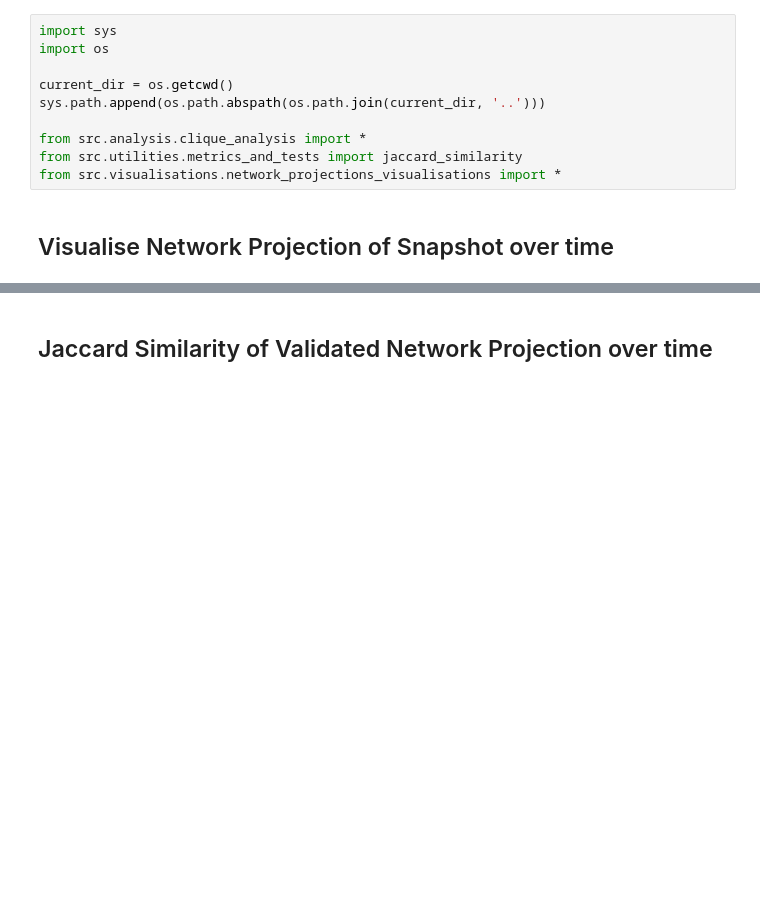
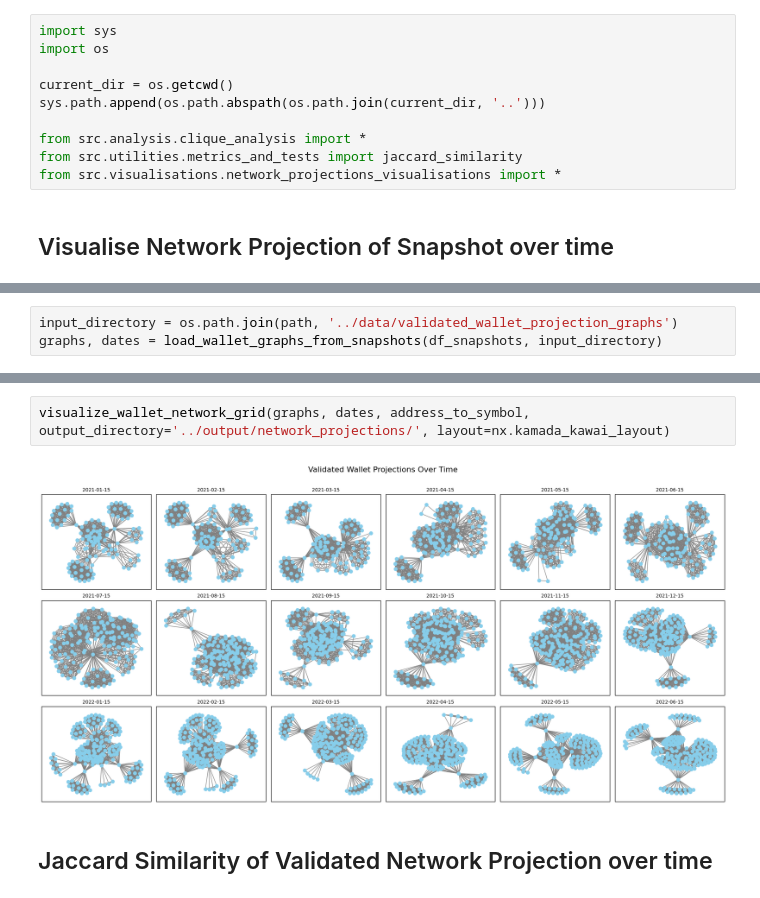
Before and after one commit to xm3van/research-project-erc20-governance, a Jupyter notebook: notebooks/network_projections.ipynb, the cells around one changed output, grey strips where cells are left out. Cells and saved outputs as stored; diff of their text form; blank space fills up the shorter version.

Commit message:
minor viz for wallet projections

```diff
--- a/notebooks/network_projections.ipynb
+++ b/notebooks/network_projections.ipynb
@@ -106,3 +126,6 @@ def visualize_network_grid(graphs, dates, address_to_symbol, output_directory, l
 visualize_network_grid(graphs, dates, address_to_symbol, output_directory='../output/network_projections/', layout=nx.kamada_kawai_layout)
 # %% [output]
 [figure]
+# %%
+input_directory = os.path.join(path, '../data/validated_wallet_projection_graphs')
+graphs, dates = load_wallet_graphs_from_snapshots(df_snapshots, input_directory)
@@ -109,3 +152,7 @@ visualize_network_grid(graphs, dates, address_to_symbol, output_directory='../ou
+# %%
+visualize_wallet_network_grid(graphs, dates, address_to_symbol, output_directory='../output/network_projections/', layout=nx.kamada_kawai_layout)
+# %% [output]
+[figure, added]
 # %% [markdown]
 ## Jaccard Similarity of Validated Network Projection over time
 # %%
```
Also changed, not shown: parts of 3 cells of this notebook, 4 other files.
